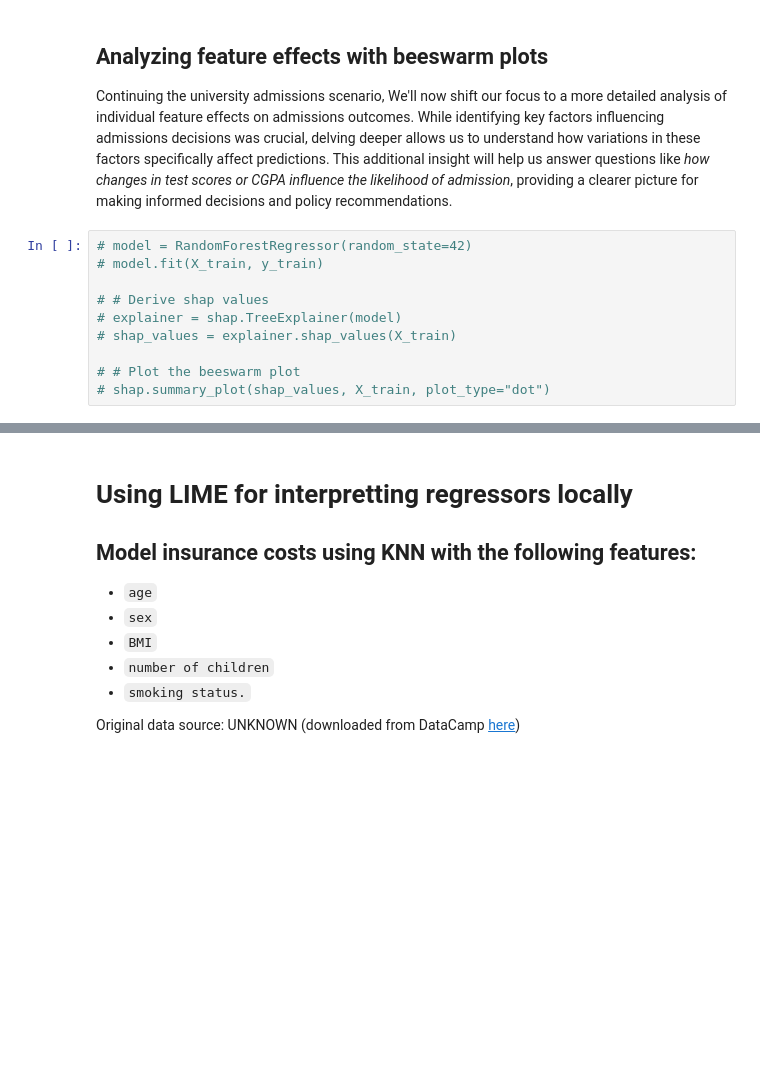
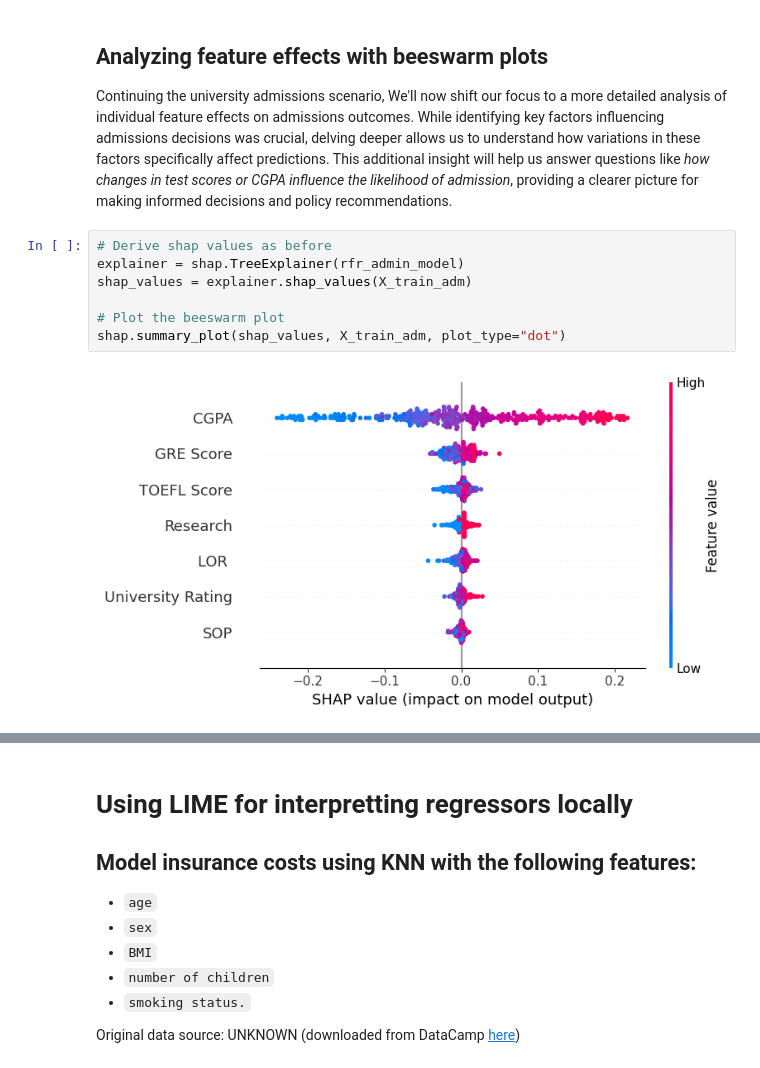
Before and after one commit to MichaelSzczepaniak/MLAIProjects, a Jupyter notebook: ExplainableML/ExplainableML.ipynb, the cells around one changed output, grey strips where cells are left out. Drawn from its saved outputs; the diff is of its cells as text; blank space fills up the shorter version.

Commit message:
add beeswarm and partial dep plots to admissions analysis

```diff
--- a/ExplainableML/ExplainableML.ipynb
+++ b/ExplainableML/ExplainableML.ipynb
@@ -736,12 +736,11 @@ shap.summary_plot(shap_values, X_train_adm, plot_type="bar")
 
 Continuing the university admissions scenario, We'll now shift our focus to a more detailed analysis of individual feature effects on admissions outcomes. While identifying key factors influencing admissions decisions was crucial, delving deeper allows us to understand how variations in these factors specifically affect predictions. This additional insight will help us answer questions like *how changes in test scores or CGPA influence the likelihood of admission*, providing a clearer picture for making informed decisions and policy recommendations.
 # %%
-# model = RandomForestRegressor(random_state=42)
-# model.fit(X_train, y_train)
+# Derive shap values as before
+explainer = shap.TreeExplainer(rfr_admin_model)
+shap_values = explainer.shap_values(X_train_adm)
 
-# # Derive shap values
-# explainer = shap.TreeExplainer(model)
-# shap_values = explainer.shap_values(X_train)
-
-# # Plot the beeswarm plot
-# shap.summary_plot(shap_values, X_train, plot_type="dot")
+# Plot the beeswarm plot
+shap.summary_plot(shap_values, X_train_adm, plot_type="dot")
+# %% [output]
+[figure, added]
```
Also changed, not shown: parts of 12 cells of this notebook.
